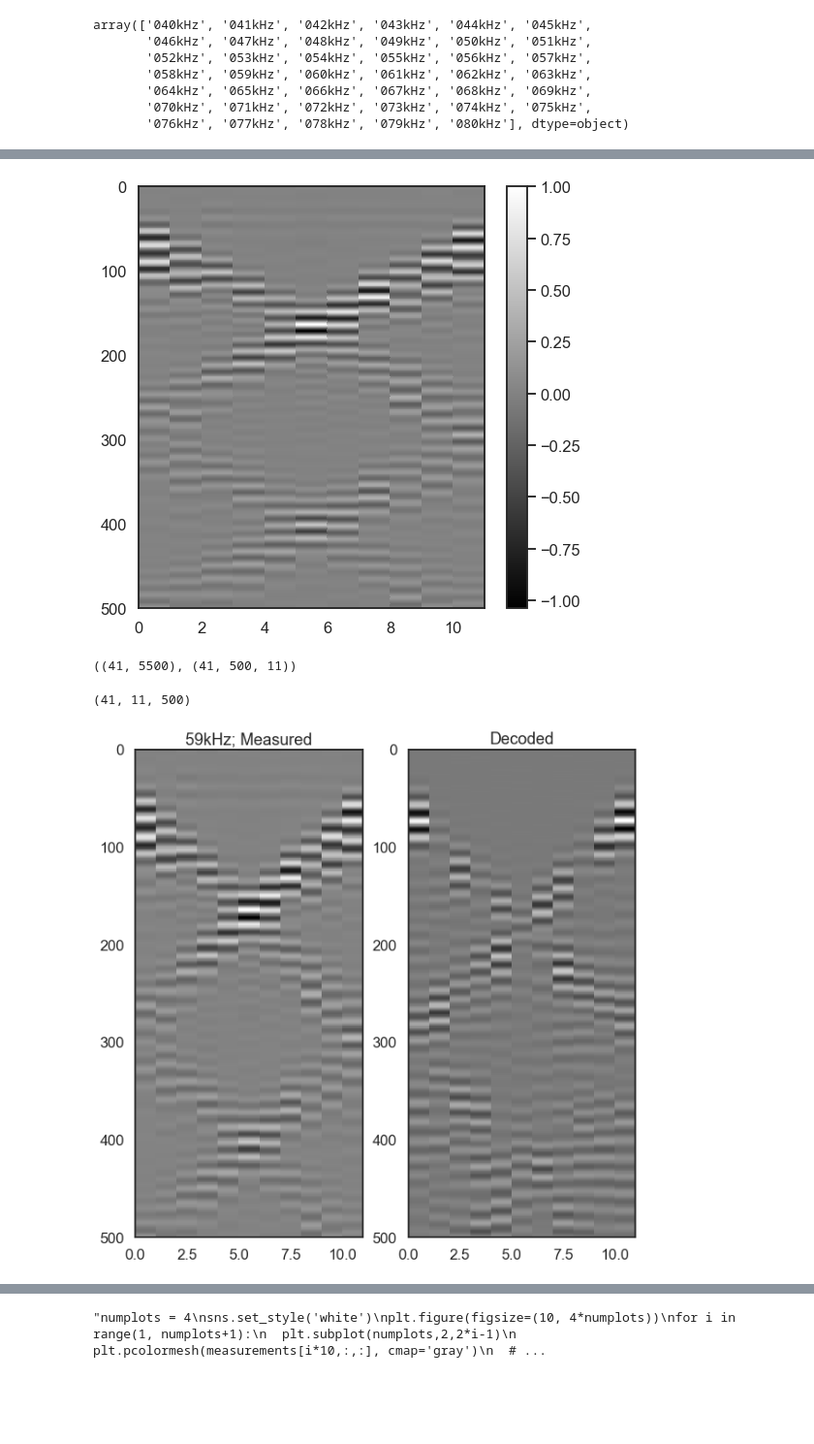
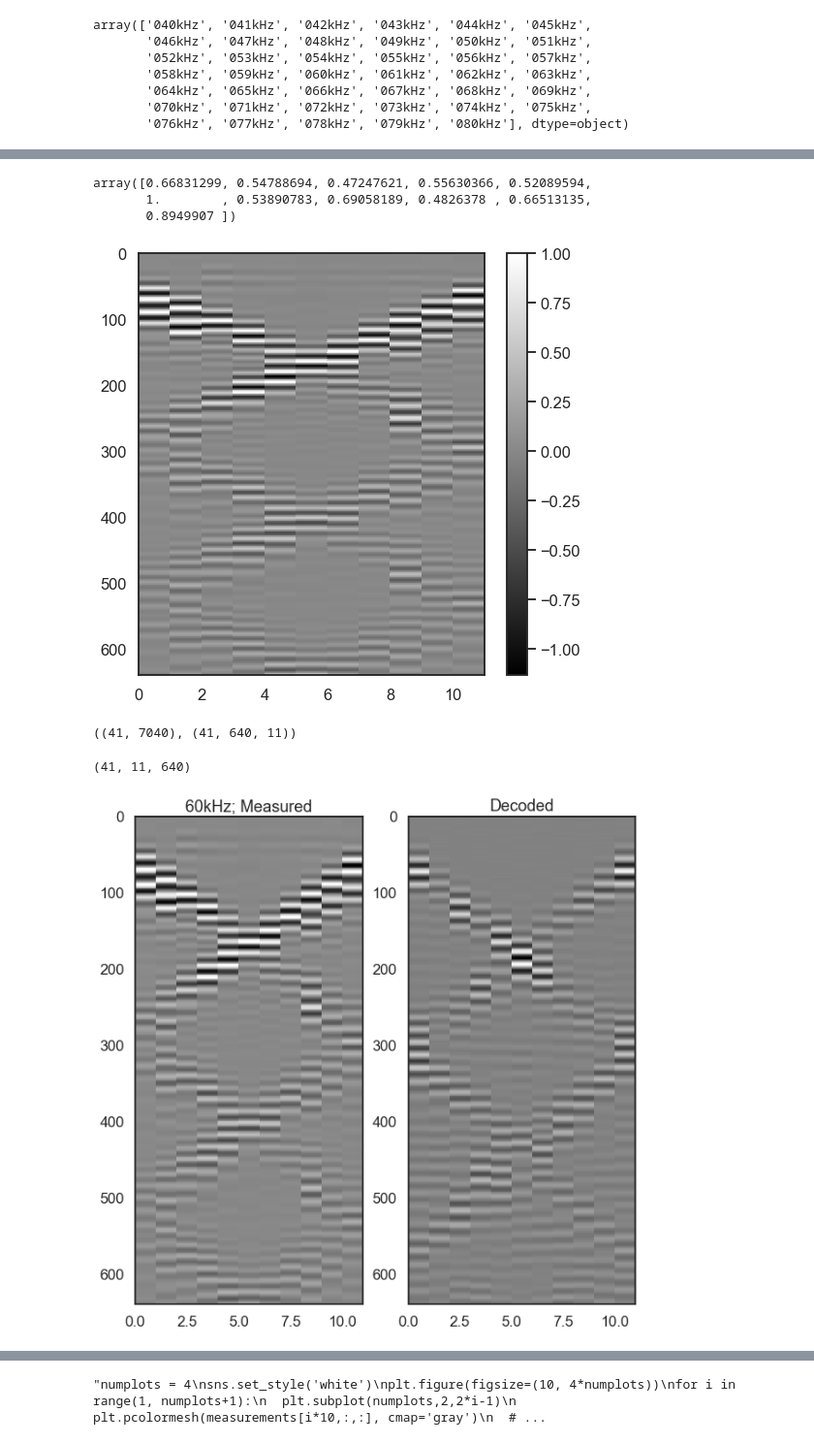
Before and after one commit to MagnsW/realisticPipeML, a Jupyter notebook: notebooks/06_autoencode_on_real.ipynb, the cells around one changed output, grey strips where cells are left out. Shown at 97% size. Saved outputs shown, nothing was run; the diff lists cells and outputs as text; code cells hidden in the pictures; blank space fills up the shorter version.

Commit message:
Plots for abstract added.

```diff
--- a/notebooks/06_autoencode_on_real.ipynb
+++ b/notebooks/06_autoencode_on_real.ipynb
@@ -17,3 +15,5 @@ from tensorflow import keras
+# %%
+path = '../models/'
 # %%
 from pathlib import Path
 # %%
@@ -24,18 +24,18 @@ dynamic_nn = False # Automaticly scale network and encoding dim to size of input
 sample_save = False # Save samples (only relevant to timelapse)
 sample_load = True # Load samples (only relevant to timelapse)
 
-autoencoder_save = True # Save the autoencoder
-autoencoder_load = False # Load the autoencoder (to avoid rerunning)
+autoencoder_save = False# Save the autoencoder
+autoencoder_load = False# Load the autoencoder (to avoid rerunning)
 #sensorindex = [0, 1, 2, 3, 4, 5, 6, 7, 8, 9, 10, 11, 12] # Index of sensors to use
 #sensorindex = [0, 3, 9, 12] # Index of sensors to use
 #sensorindex = [0, 12]
 sensorindex = [1, 2, 3, 4, 5, 6, 7, 8, 9, 10, 11]
 
-timesamples = 500 # Number of time samples used in training. Fast time window length.
+timesamples = 640 # Number of time samples used in training. Fast time window length.
 
 lastacq_only = True # Keep only last acquisition for training. Only relevant for Timelapse mode
 
-noisedb = -12
+noisedb = -18 #-12 used for transfer learning
 # %%
 #clock positions
 mat = scipy.io.loadmat(Path().joinpath('..','data', 'input_simulated','trace_pos_clock_v7_rot_overlap.mat'))
@@ -1151,3 +1145,17 @@ if applyfilter:
+# %%
+tracebalancing = True
+if tracebalancing:
+  for panelno in range(41):
+    tracemax = np.zeros(shape=measurements[panelno,1,:].shape)
+    for traceno in range(len(tracemax)):
+      tracemax[traceno] = measurements[panelno,:,traceno].max()
+    measurements[panelno] = np.divide(measurements[panelno], tracemax)
+# %%
+tracemax
+# %% [output]
+array([0.66831299, 0.54788694, 0.47247621, 0.55630366, 0.52089594,
+       1.        , 0.53890783, 0.69058189, 0.4826378 , 0.66513135,
+       0.8949907 ])
 # %%
 sns.set_style('white')
 plt.figure(figsize=(8,8))
@@ -1156,34 +1164,34 @@ plt.gca().invert_yaxis()
 plt.colorbar()
 plt.show()
 # %% [output]
-[figure, old version]
+[figure, new version]
 # %%
 measurements_flat = measurements.reshape((len(measurements), np.prod(measurements.shape[1:])))
 real_autoencoded = autoencoder.predict(measurements_flat)
 # %%
 real_autoencoded.shape, measurements.shape
 # %% [output]
-((41, 5500), (41, 500, 11))
+((41, 7040), (41, 640, 11))
 # %%
 real_autoencoded_shaped = real_autoencoded.reshape(41, 11, timesamples)
 real_autoencoded_shaped.shape
 # %% [output]
-(41, 11, 500)
+(41, 11, 640)
 # %%
-freq = 59
+freq = 60
 sns.set_style('white')
 plt.figure(figsize=(10,10))
 plt.subplot(1,2,1)
 plt.pcolormesh(measurements[freq-40,:,:], cmap='gray')
 plt.gca().invert_yaxis()
 plt.title(str(freq) + 'kHz; Measured')
 plt.subplot(1,2,2)
 plt.pcolormesh(real_autoencoded_shaped[freq-40,:,:].T, cmap='gray')
 plt.gca().invert_yaxis()
 plt.title('Decoded')
 plt.show()
 # %% [output]
-[figure, old version]
+[figure, new version]
 # %%
 real_encoded = encoder.predict(measurements_flat)
 # %%
```
Also changed, not shown: parts of 52 cells of this notebook, 2 other files.
